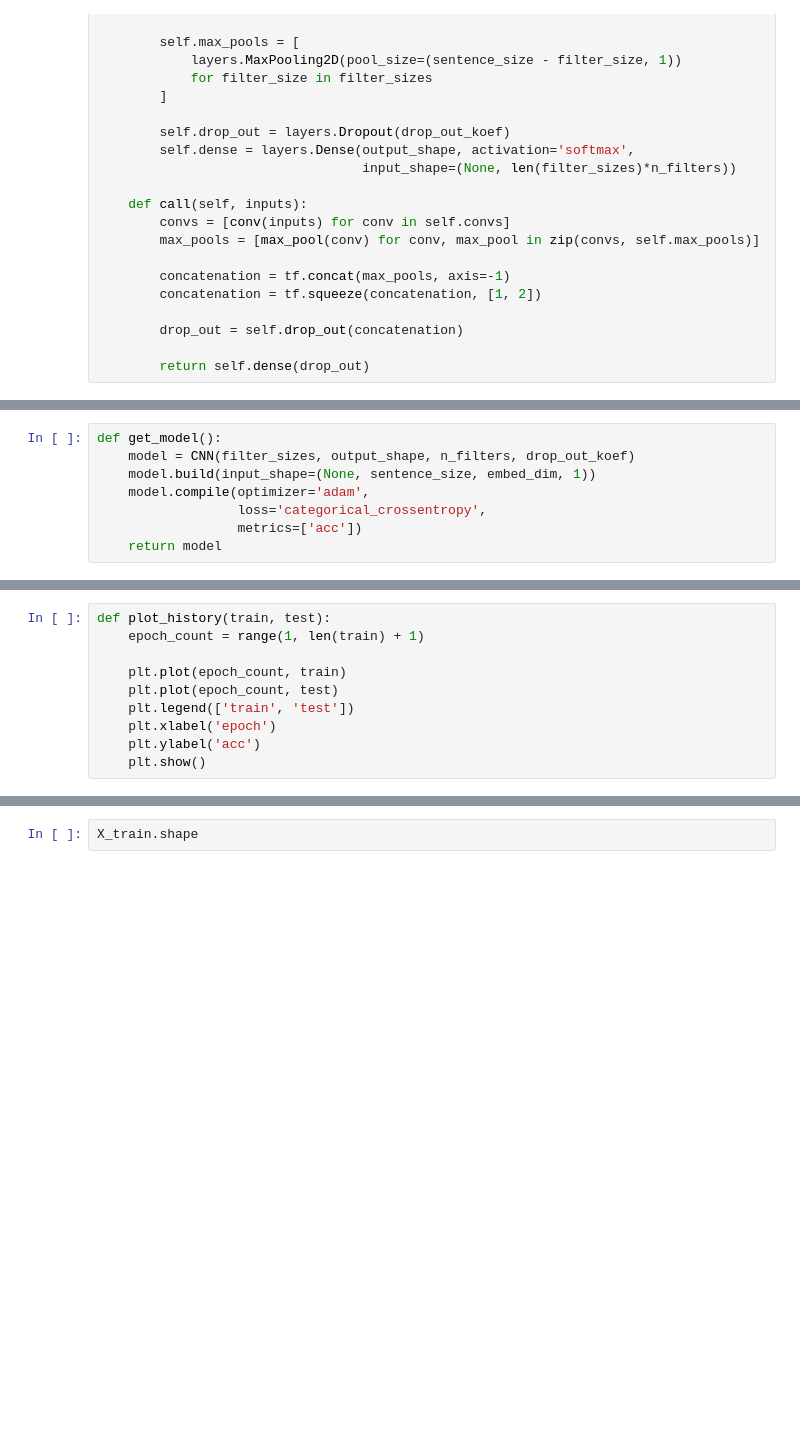
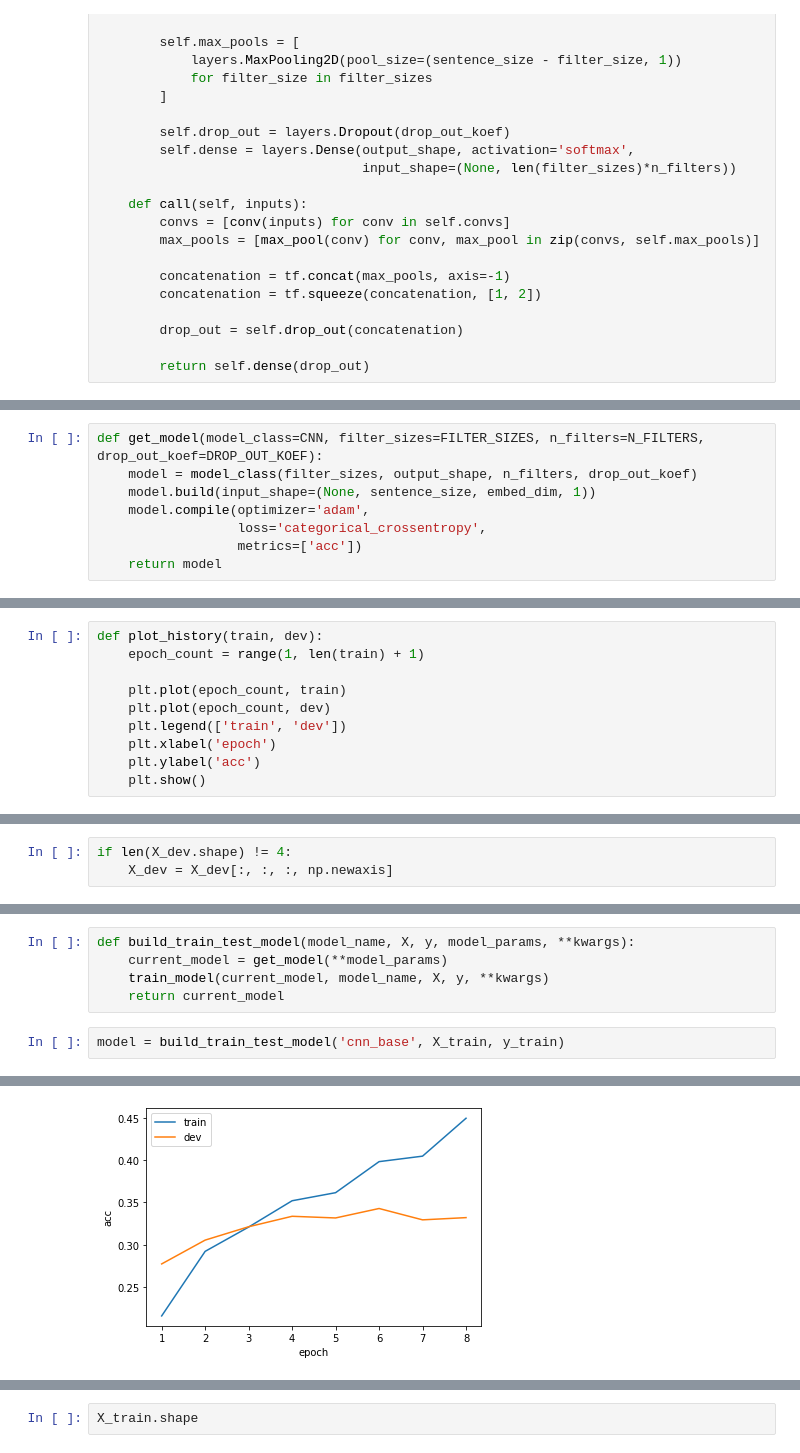
Before and after one commit to litdarya/nlp_tasks, a Jupyter notebook: hw_1/hw1_nlp.ipynb, the cells around one changed output, grey strips where cells are left out. Saved outputs shown, nothing was run; the diff lists cells and outputs as text; blank space fills up the shorter version.

Commit message:
grid for choosing best parameters

```diff
--- a/hw_1/hw1_nlp.ipynb
+++ b/hw_1/hw1_nlp.ipynb
@@ -1126,6 +1132,6 @@ drop_out_koef = 0.5
 # %%
-def get_model():
-    model = CNN(filter_sizes, output_shape, n_filters, drop_out_koef)
+def get_model(model_class=CNN, filter_sizes=FILTER_SIZES, n_filters=N_FILTERS, drop_out_koef=DROP_OUT_KOEF):
+    model = model_class(filter_sizes, output_shape, n_filters, drop_out_koef)
     model.build(input_shape=(None, sentence_size, embed_dim, 1))
     model.compile(optimizer='adam',
                   loss='categorical_crossentropy',
@@ -1154,12 +1164,12 @@ Trainable params: 666,085
 Non-trainable params: 0
 _________________________________________________________________
 # %%
-def plot_history(train, test):
+def plot_history(train, dev):
     epoch_count = range(1, len(train) + 1)
 
     plt.plot(epoch_count, train)
-    plt.plot(epoch_count, test)
-    plt.legend(['train', 'test'])
+    plt.plot(epoch_count, dev)
+    plt.legend(['train', 'dev'])
     plt.xlabel('epoch')
     plt.ylabel('acc')
     plt.show()
@@ -1169 +1181,4 @@ if len(X_test.shape) != 4:
+# %%
+if len(X_dev.shape) != 4:
+    X_dev = X_dev[:, :, :, np.newaxis]
 # %%
@@ -1201,0 +1272,8 @@ def train_model(current_model, model_name, X, y):
+# %%
+def build_train_test_model(model_name, X, y, model_params, **kwargs):
+    current_model = get_model(**model_params)
+    train_model(current_model, model_name, X, y, **kwargs)
+    return current_model
+# %%
+model = build_train_test_model('cnn_base', X_train, y_train)
+# %% [output]
@@ -1201,0 +1297 @@ def train_model(current_model, model_name, X, y):
+[figure, added]
```
Also changed, not shown: parts of 155 cells of this notebook.
